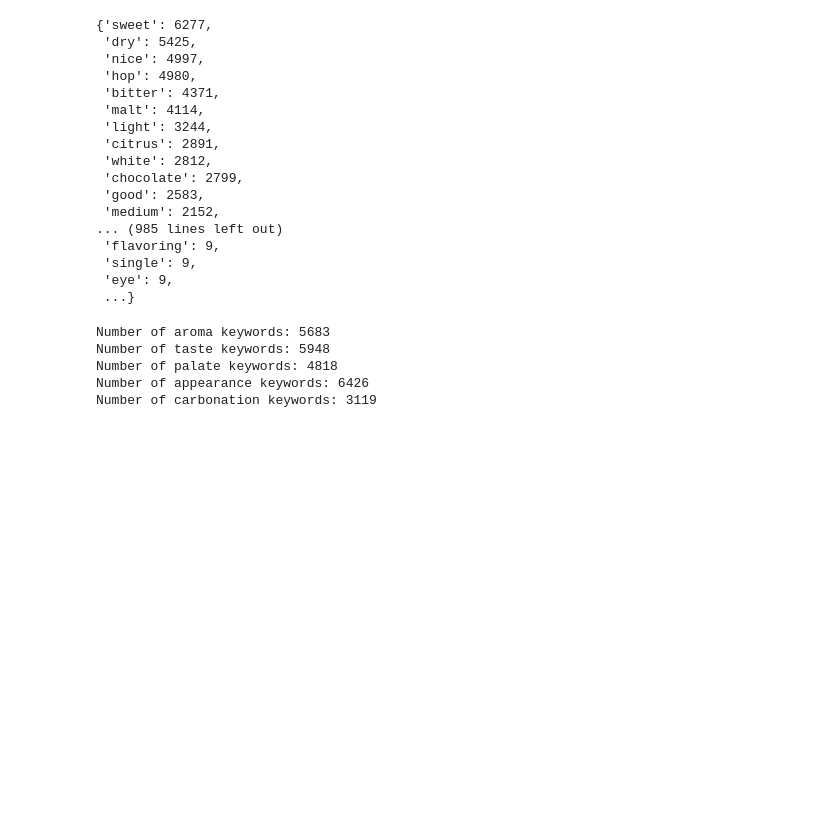
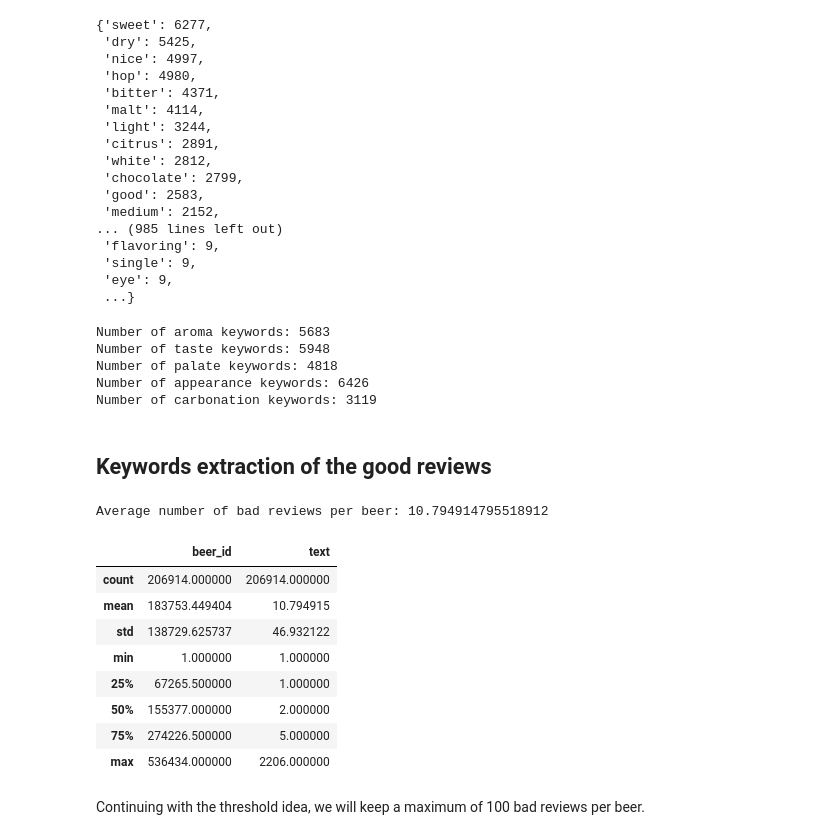
Before and after one commit to epfl-ada/ada-2023-project-datababes, a Jupyter notebook: eda_ajku_keywords.ipynb, the cells around one changed output. Cells and saved outputs as stored; diff of their text form; code cells hidden in the pictures; blank space fills up the shorter version.

Commit message:
start bad reviews, modif reviews sample

```diff
--- a/eda_ajku_keywords.ipynb
+++ b/eda_ajku_keywords.ipynb
@@ -342,3 +343,26 @@ Number of taste keywords: 5948
 Number of palate keywords: 4818
 Number of appearance keywords: 6426
 Number of carbonation keywords: 3119
+# %% [markdown]
+## Keywords extraction of the good reviews
+# %%
+# group by beer_id and count the number of reviews for each beer
+bad_reviews_count = bad_ratings_combined_df.groupby('beer_id').count()['text'].reset_index()
+# %%
+print("Average number of bad reviews per beer:", bad_reviews_count.text.mean())
+# %% [output]
+Average number of bad reviews per beer: 10.794914795518912
+# %%
+bad_reviews_count.describe()
+# %% [output]
+|  | beer_id | text |
+| count | 206914.000000 | 206914.000000 |
+| mean | 183753.449404 | 10.794915 |
+| std | 138729.625737 | 46.932122 |
+| min | 1.000000 | 1.000000 |
+| 25% | 67265.500000 | 1.000000 |
+| 50% | 155377.000000 | 2.000000 |
+| 75% | 274226.500000 | 5.000000 |
+| max | 536434.000000 | 2206.000000 |
+# %% [markdown]
+Continuing with the threshold idea, we will keep a maximum of 100 bad reviews per beer.
```
Also changed, not shown: parts of 4 cells of this notebook.
